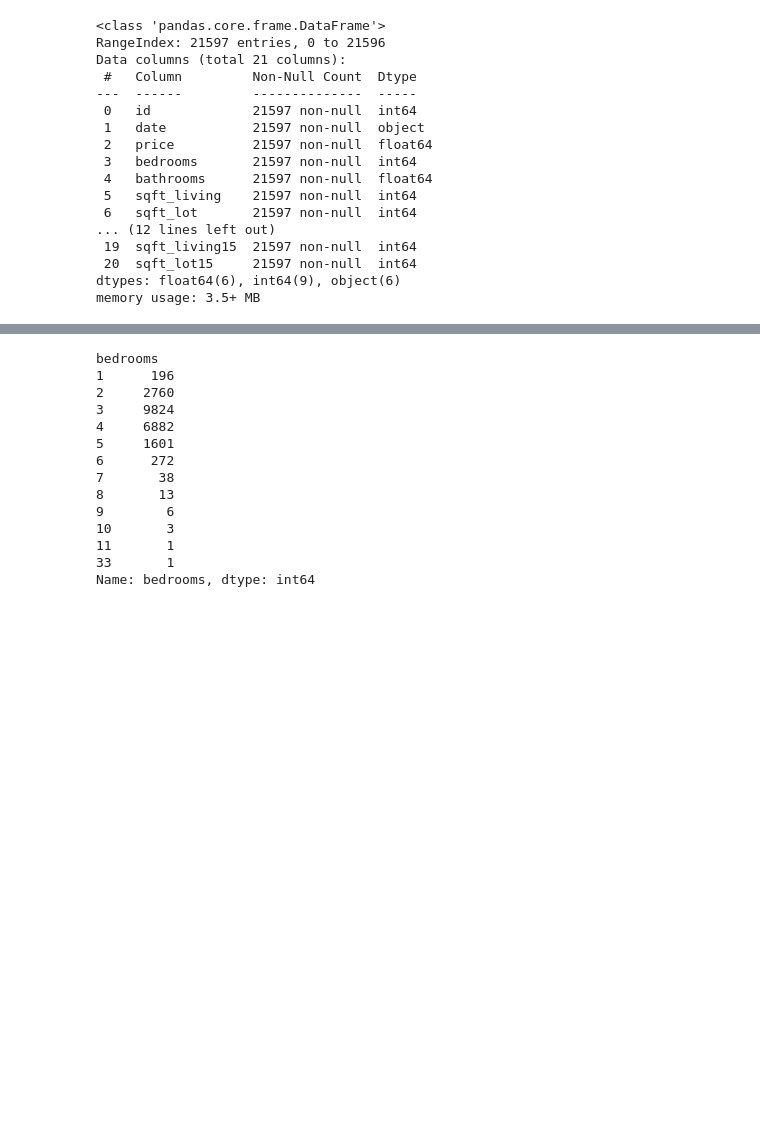
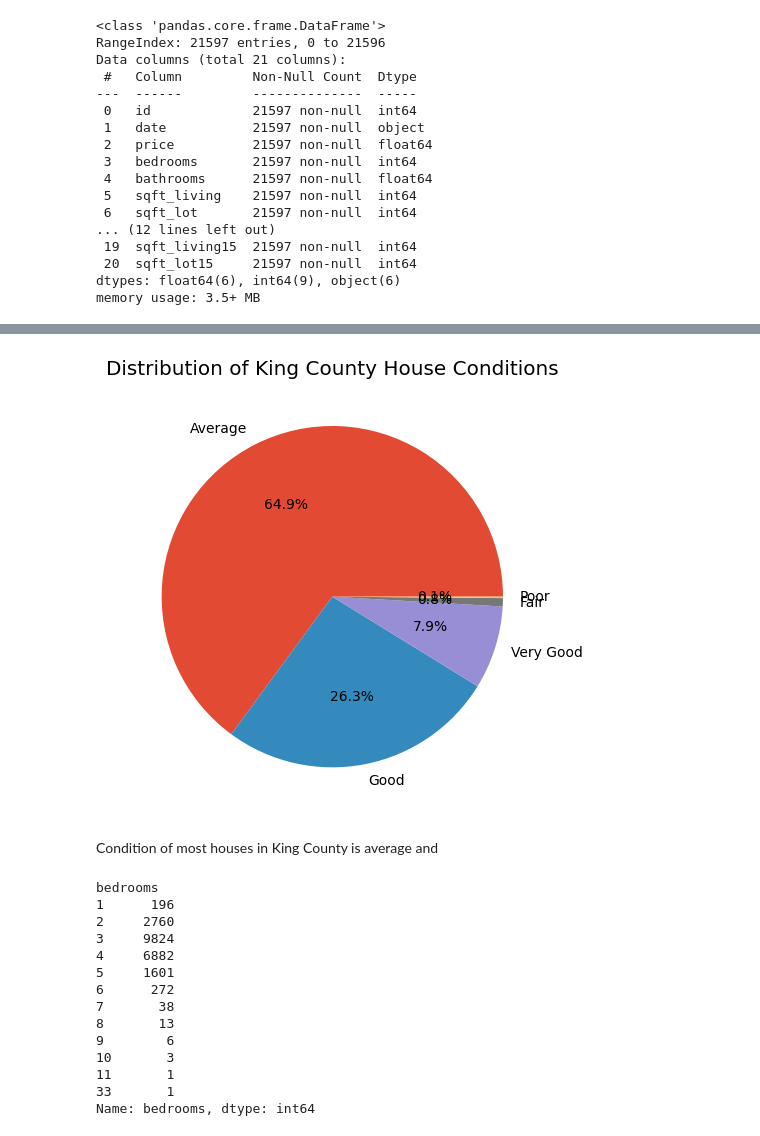
Before and after one commit to Brenda-Mutai/phase-2-project, a Jupyter notebook: student.ipynb, the cells around one changed output, grey strips where cells are left out. Saved outputs shown, nothing was run; the diff lists cells and outputs as text; code cells hidden in the pictures; blank space fills up the shorter version.

```diff
--- a/student.ipynb
+++ b/student.ipynb
@@ -98,3 +109,14 @@ memory usage: 3.5+ MB
+# %%
+condition_counts = data['condition'].value_counts()
+
+plt.pie(condition_counts, labels=condition_counts.index, autopct='%1.1f%%')
+plt.title('Distribution of King County House Conditions')
+plt.tight_layout()
+plt.show()
+# %% [output]
+[figure, added]
+# %% [markdown]
+Condition of most houses in King County is average and
 # %%
 #description of datasets
 data.groupby('bedrooms')['bedrooms'].count()
```
Also changed, not shown: parts of 2 cells of this notebook.
